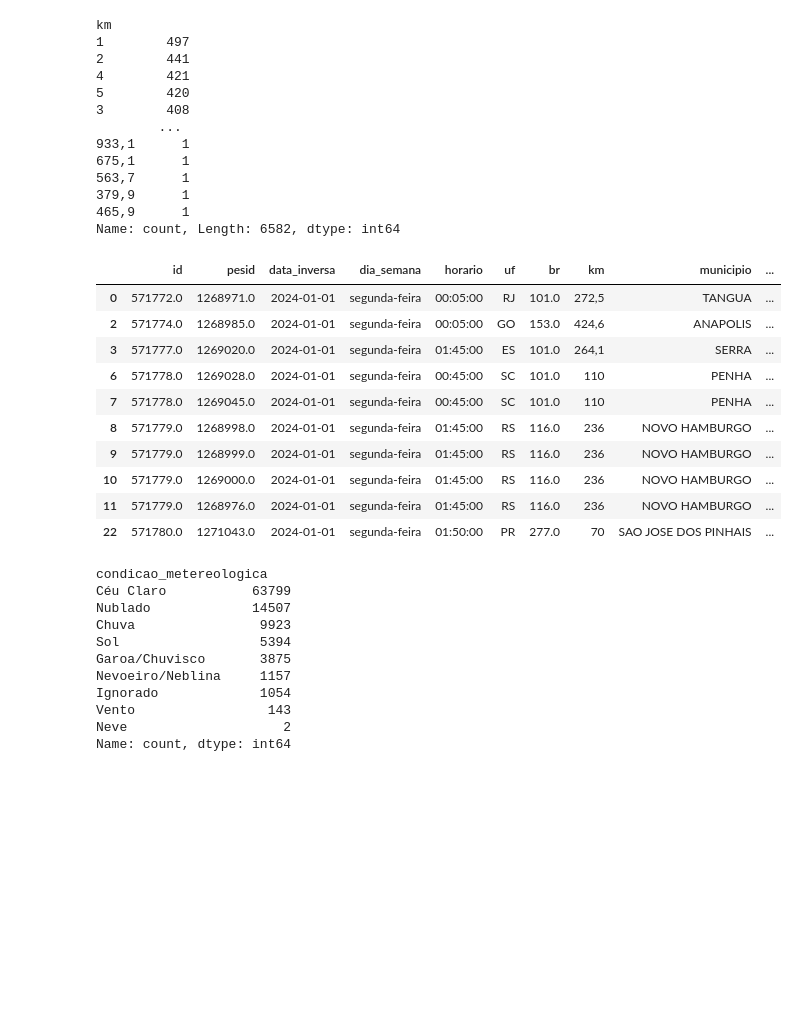
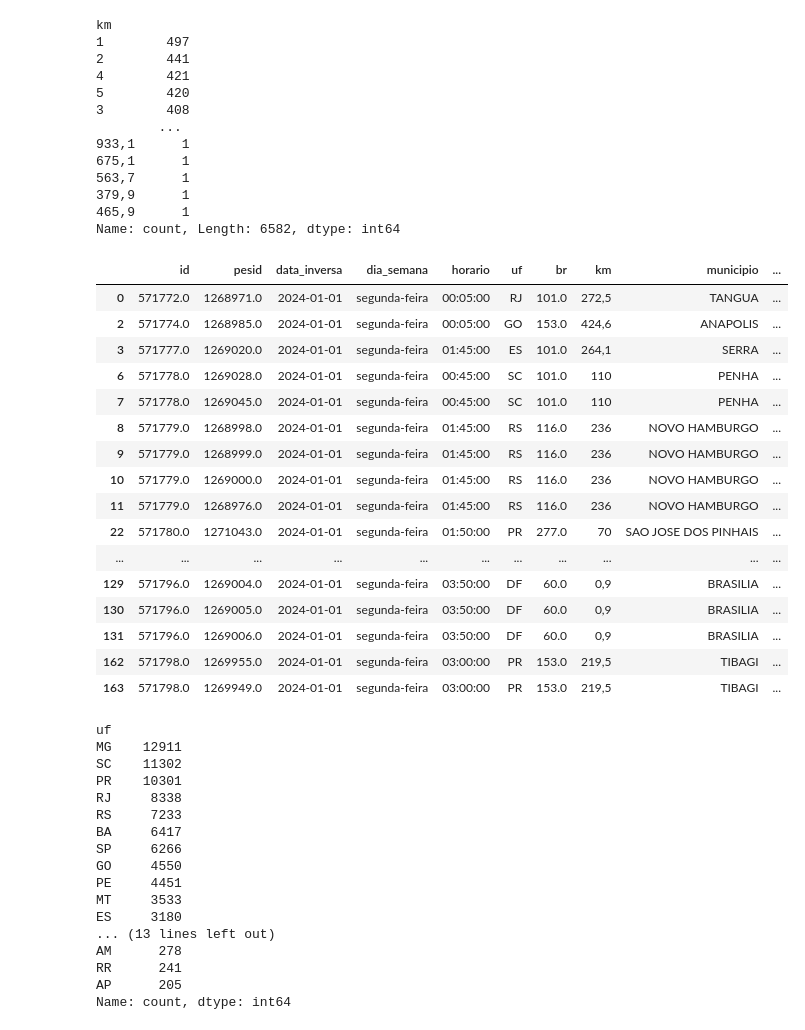
Before and after one commit to pedroaparecido/Projeto-Integrador-IV, a Jupyter notebook: Projeto_Integrador_IV.ipynb, the cells around one changed output. Cells and saved outputs as stored; diff of their text form; code cells hidden in the pictures; blank space fills up the shorter version.

```diff
--- a/Projeto_Integrador_IV.ipynb
+++ b/Projeto_Integrador_IV.ipynb
@@ -1132,30 +1121,42 @@ km
 465,9      1
 Name: count, Length: 6582, dtype: int64
 # %%
-data7.head(10)
+data7.head(50)
 # %% [output]
 |  | id | pesid | data_inversa | dia_semana | horario | uf | br | km | municipio | ... |
 | 0 | 571772.0 | 1268971.0 | 2024-01-01 | segunda-feira | 00:05:00 | RJ | 101.0 | 272,5 | TANGUA | ... |
 | 2 | 571774.0 | 1268985.0 | 2024-01-01 | segunda-feira | 00:05:00 | GO | 153.0 | 424,6 | ANAPOLIS | ... |
 | 3 | 571777.0 | 1269020.0 | 2024-01-01 | segunda-feira | 01:45:00 | ES | 101.0 | 264,1 | SERRA | ... |
 | 6 | 571778.0 | 1269028.0 | 2024-01-01 | segunda-feira | 00:45:00 | SC | 101.0 | 110 | PENHA | ... |
 | 7 | 571778.0 | 1269045.0 | 2024-01-01 | segunda-feira | 00:45:00 | SC | 101.0 | 110 | PENHA | ... |
 | 8 | 571779.0 | 1268998.0 | 2024-01-01 | segunda-feira | 01:45:00 | RS | 116.0 | 236 | NOVO HAMBURGO | ... |
 | 9 | 571779.0 | 1268999.0 | 2024-01-01 | segunda-feira | 01:45:00 | RS | 116.0 | 236 | NOVO HAMBURGO | ... |
 | 10 | 571779.0 | 1269000.0 | 2024-01-01 | segunda-feira | 01:45:00 | RS | 116.0 | 236 | NOVO HAMBURGO | ... |
 | 11 | 571779.0 | 1268976.0 | 2024-01-01 | segunda-feira | 01:45:00 | RS | 116.0 | 236 | NOVO HAMBURGO | ... |
 | 22 | 571780.0 | 1271043.0 | 2024-01-01 | segunda-feira | 01:50:00 | PR | 277.0 | 70 | SAO JOSE DOS PINHAIS | ... |
+| ... | ... | ... | ... | ... | ... | ... | ... | ... | ... | ... |
+| 129 | 571796.0 | 1269004.0 | 2024-01-01 | segunda-feira | 03:50:00 | DF | 60.0 | 0,9 | BRASILIA | ... |
+| 130 | 571796.0 | 1269005.0 | 2024-01-01 | segunda-feira | 03:50:00 | DF | 60.0 | 0,9 | BRASILIA | ... |
+| 131 | 571796.0 | 1269006.0 | 2024-01-01 | segunda-feira | 03:50:00 | DF | 60.0 | 0,9 | BRASILIA | ... |
+| 162 | 571798.0 | 1269955.0 | 2024-01-01 | segunda-feira | 03:00:00 | PR | 153.0 | 219,5 | TIBAGI | ... |
+| 163 | 571798.0 | 1269949.0 | 2024-01-01 | segunda-feira | 03:00:00 | PR | 153.0 | 219,5 | TIBAGI | ... |
 # %%
-data7['condicao_metereologica'].value_counts()
+data7['uf'].value_counts()
 # %% [output]
-condicao_metereologica
-Céu Claro           63799
-Nublado             14507
-Chuva                9923
-Sol                  5394
-Garoa/Chuvisco       3875
-Nevoeiro/Neblina     1157
-Ignorado             1054
-Vento                 143
-Neve                    2
+uf
+MG    12911
+SC    11302
+PR    10301
+RJ     8338
+RS     7233
+BA     6417
+SP     6266
+GO     4550
+PE     4451
+MT     3533
+ES     3180
+... (13 lines left out)
+AM      278
+RR      241
+AP      205
 Name: count, dtype: int64
```
Also changed, not shown: parts of 136 cells of this notebook, 2 other files.
